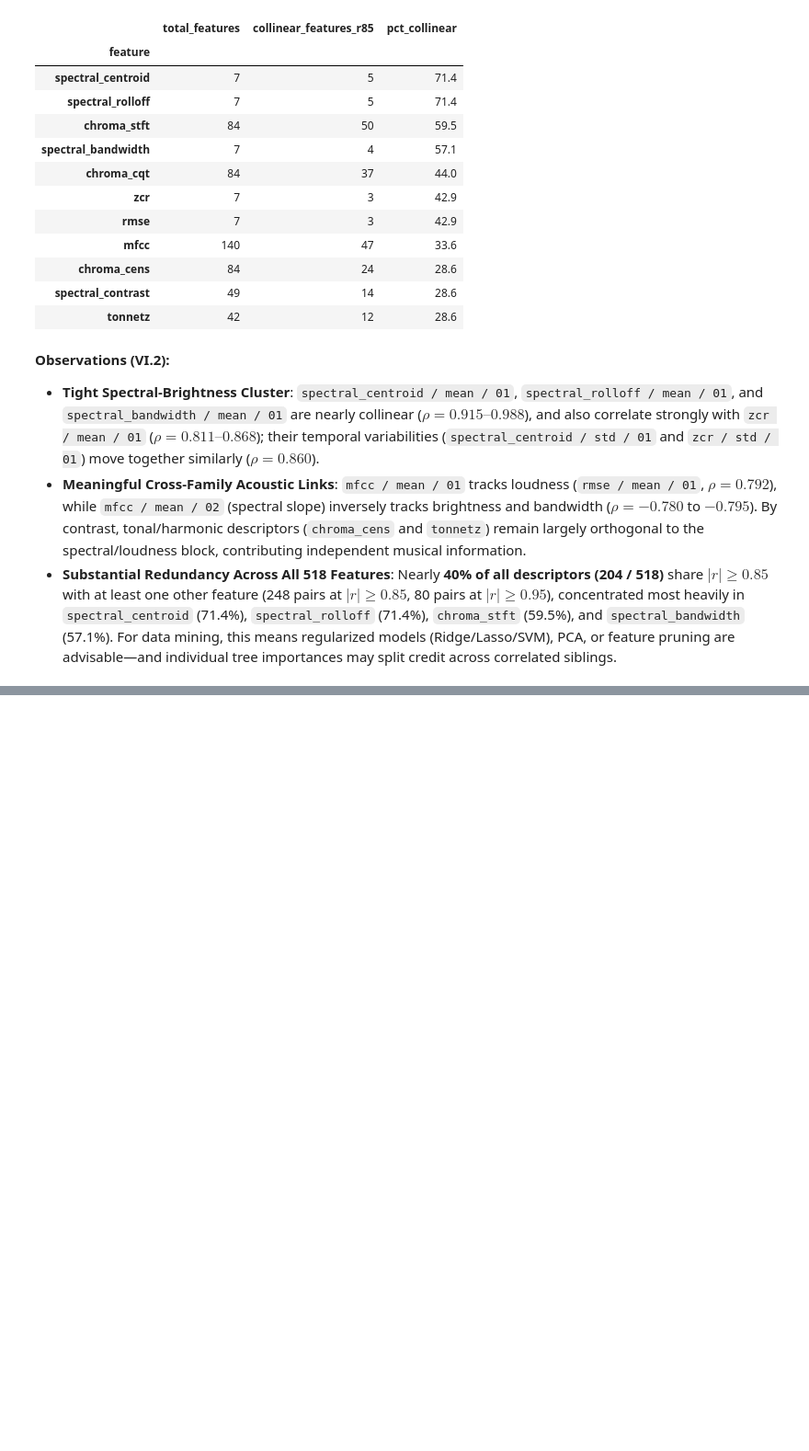
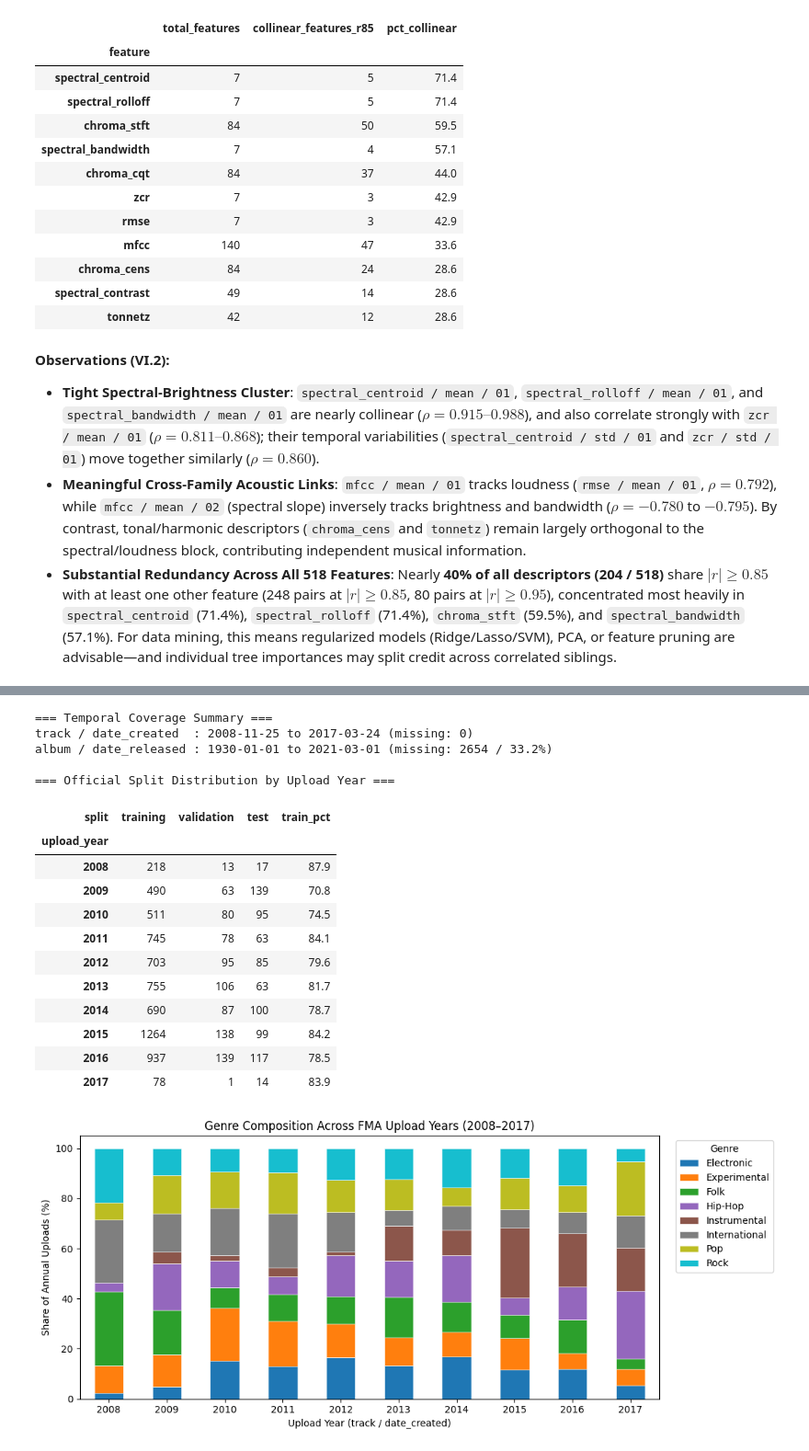
Before and after one commit to daqhi/Music-Genre-Classification, a Jupyter notebook: music_genre_classification.ipynb, the cells around one changed output, grey strips where cells are left out. Shown at 92% size. Drawn from its saved outputs; the diff is of its cells as text; code cells hidden in the pictures; blank space fills up the shorter version.

```diff
--- a/music_genre_classification.ipynb
+++ b/music_genre_classification.ipynb
@@ -2274,0 +1870,51 @@ While this EDA establishes a clean, leakage-free baseline and strong exploratory
+# %%
+# VII.2 Temporal Coverage: Upload Timeline & Split Consistency
+upload_dt = pd.to_datetime(clean_tracks[('track', 'date_created')], errors='coerce')
+release_dt = pd.to_datetime(clean_tracks[('album', 'date_released')], errors='coerce')
+
+temp_df = pd.DataFrame({
+    'upload_year': upload_dt.dt.year,
+    'release_year': release_dt.dt.year,
+    'genre': clean_tracks[('track', 'genre_top')],
+    'split': clean_tracks[('set', 'split')],
+})
+
+print("=== Temporal Coverage Summary ===")
+print(f"track / date_created  : {upload_dt.min().date()} to {upload_dt.max().date()} (missing: {upload_dt.isna().sum()})")
+print(f"album / date_released : {release_dt.min().date()} to {release_dt.max().date()} (missing: {release_dt.isna().sum()} / {release_dt.isna().mean()*100:.1f}%)")
+
+# Split proportions across upload years
+split_by_year = pd.crosstab(temp_df['upload_year'], temp_df['split'])[['training', 'validation', 'test']]
+split_by_year['train_pct'] = (split_by_year['training'] / split_by_year.sum(axis=1) * 100).round(1)
+print("\n=== Official Split Distribution by Upload Year ===")
+display(split_by_year)
+
+# Stacked Genre Composition by Upload Year
+genre_year_pct = pd.crosstab(temp_df['upload_year'], temp_df['genre'], normalize='index') * 100
+ax = genre_year_pct.plot(kind='bar', stacked=True, figsize=(11, 4.8), colormap='tab10', edgecolor='white', linewidth=0.4)
+ax.set_title("Genre Composition Across FMA Upload Years (2008–2017)")
+ax.set_xlabel("Upload Year (track / date_created)")
+ax.set_ylabel("Share of Annual Uploads (%)")
+ax.legend(title='Genre', bbox_to_anchor=(1.02, 1), loc='upper left')
+plt.xticks(rotation=0)
+plt.tight_layout()
+plt.show()
+# %% [output]
+=== Temporal Coverage Summary ===
+track / date_created  : 2008-11-25 to 2017-03-24 (missing: 0)
+album / date_released : 1930-01-01 to 2021-03-01 (missing: 2654 / 33.2%)
+
+=== Official Split Distribution by Upload Year ===
+| split | training | validation | test | train_pct |
+| upload_year |  |  |  |  |
+| 2008 | 218 | 13 | 17 | 87.9 |
+| 2009 | 490 | 63 | 139 | 70.8 |
+| 2010 | 511 | 80 | 95 | 74.5 |
+| 2011 | 745 | 78 | 63 | 84.1 |
+| 2012 | 703 | 95 | 85 | 79.6 |
+| 2013 | 755 | 106 | 63 | 81.7 |
+| 2014 | 690 | 87 | 100 | 78.7 |
+| 2015 | 1264 | 138 | 99 | 84.2 |
+| 2016 | 937 | 139 | 117 | 78.5 |
+| 2017 | 78 | 1 | 14 | 83.9 |
+[figure, added]
```
Also changed, not shown: parts of 62 cells of this notebook.
